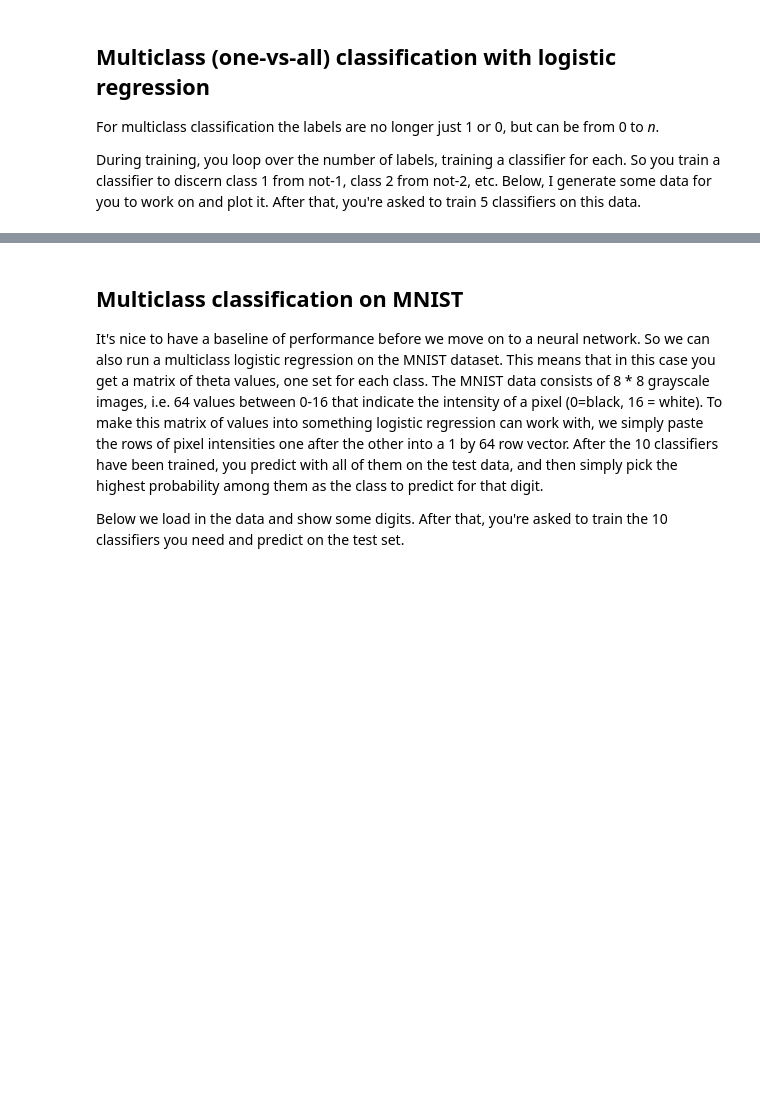
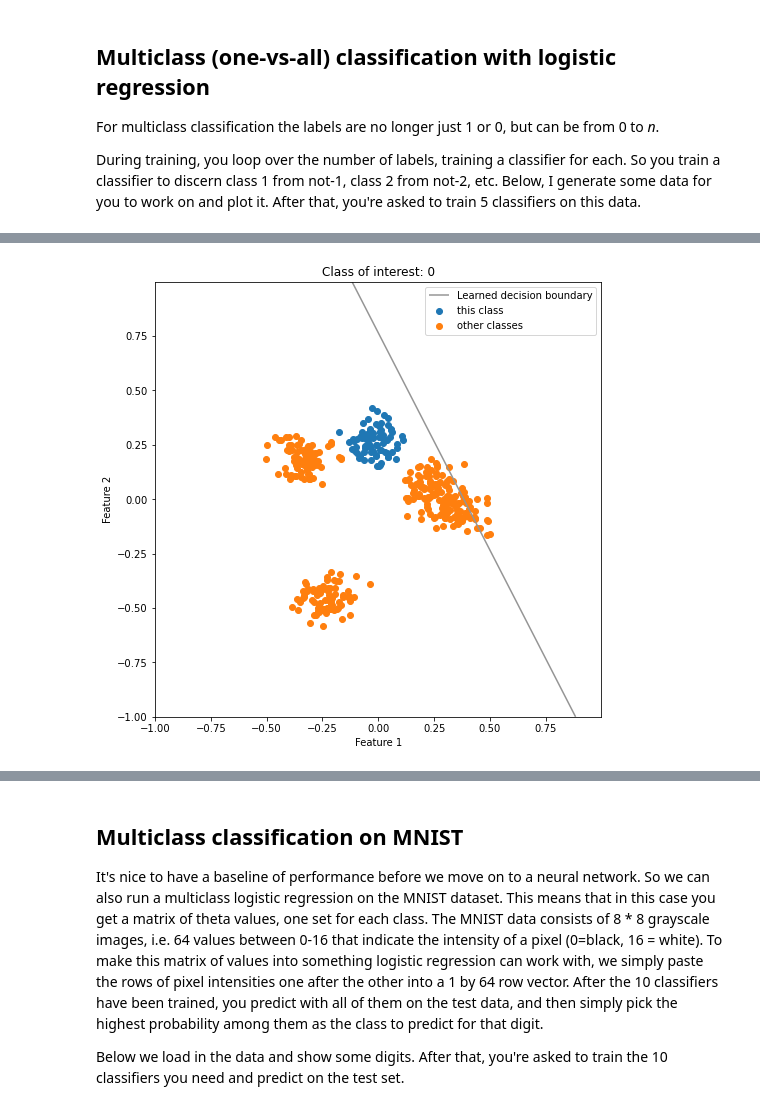
Before and after one commit to DieStok/Basic-Machine-Learning-for-Bioinformatics, a Jupyter notebook: Day2/Practical/PracticalMaterialDay2_AfternoonPractical_Answers.ipynb, the cells around one changed output, grey strips where cells are left out. Cells and saved outputs as stored; diff of their text form; code cells hidden in the pictures; blank space fills up the shorter version.

```diff
--- a/Day2/Practical/PracticalMaterialDay2_AfternoonPractical_Answers.ipynb
+++ b/Day2/Practical/PracticalMaterialDay2_AfternoonPractical_Answers.ipynb
@@ -199,23 +205,74 @@ Now it is up to you to perform multiclass logistic regression. For now let's not
 # %%
 startThetas = np.array([0]*3) #2 features and intercept
 
-#answer
+# your answer
+
+
+
+
+# uncomment the below for your final output
+
+# thetasAllClasses = np.c_[SOMETHING].T
+
+
+# plotting code. Once you have thetasAllClasses,
+# uncomment this code to generate plots of the decision boundaries learned
+
+# xx, yy = np.mgrid[-1:1:.001, -1:1:.001]
+# grid = np.c_[xx.ravel(), yy.ravel()]
+
+# for classNumber in range(0, thetasAllClasses.shape[1]):
+#     thisClassIndices    = np.where(labelsTrain == classNumber)
+#     notThisClassIndices = np.where(labelsTrain != classNumber)
+#     probs = linAlgLogRegHypothesis(grid, optimisedThetas).reshape(xx.shape)
+#     fig, ax = plt.subplots(figsize = (8, 8))
+#     b = ax.contour(xx, yy, probs, levels=[.5], cmap="Greys", vmin=0, vmax=1)
+#     ax.set_title("Class of interest: " + str(classNumber))
+#     ax.set_xlabel("Feature 1")
+#     ax.set_ylabel("Feature 2")
+#     ax.scatter(featsTrain[thisClassIndices[0],0], featsTrain[thisClassIndices[0],1], label = "this class")
+#     ax.scatter(featsTrain[notThisClassIndices[0],0], featsTrain[notThisClassIndices[0],1], label = "other classes")
+#     b.collections[0].set_label("Learned decision boundary")
+#     ax.legend()
+
+# answer
+finalThetasEachClass = []
+
+for label in np.unique(np.sort(labelsTrain)):
+    print(label)
+    currentClassArray   = (labelsTrain == label).astype(int)
+    currentClassArray   = currentClassArray[:, np.newaxis]
+    optimisedThetas     = fmin_bfgs(costFuncLogReg, startThetas, computeGradients, (featsTrain, currentClassArray), gtol = 1e-06, retall = False)
+    print("Optimised parameters: ")
+    print(optimisedThetas)
+    finalThetasEachClass.append(optimisedThetas)
+
+
+thetasAllClasses = np.c_[finalThetasEachClass].T
+print(thetasAllClasses.shape)
+display(pd.DataFrame(thetasAllClasses))
+
+# plotting code
 xx, yy = np.mgrid[-1:1:.001, -1:1:.001]
 grid = np.c_[xx.ravel(), yy.ravel()]
-finalThetasEachClass = []
-for label in np.unique(np.sort(labelsTrain)):
-    print(label)
-    currentClassArray = (labelsTrain == label).astype(int)
-    print(currentClassArray)
-    #optimisedThetas   = fmin_cg(costFuncLogReg, startThetas, computeGradients, (featsTrain, currentClassArray))
-    #optimisedThetas   = fmin_bfgs(f = costFuncLogReg, x0 = startThetas, args = (featsTrain, currentClassArray), full_output=True)
-    optimisedThetas   = fmin(costFuncLogReg, startThetas, (featsTrain, currentClassArray))
-    finalThetasEachClass.append(optimisedThetas)
-    print(finalThetasEachClass[-1])
+
+for classNumber in range(0, thetasAllClasses.shape[1]):
+    thisClassIndices    = np.where(labelsTrain == classNumber)
+    notThisClassIndices = np.where(labelsTrain != classNumber)
     probs = linAlgLogRegHypothesis(grid, optimisedThetas).reshape(xx.shape)
-    ax.contour(xx, yy, probs, levels=[.5], cmap="Greys", vmin=0, vmax=1)
-    # see: https://stackoverflow.com/questions/28256058/plotting-decision-boundary-of-logistic-regression
-    #decisionBoundary = getDecisionBoundaryYValues(featsTrain[:,0], optimisedThetas)
-    #ax.plot(featsTrain[:,0], decisionBoundary)
+    fig, ax = plt.subplots(figsize = (8, 8))
+    b = ax.contour(xx, yy, probs, levels=[.5], cmap="Greys", vmin=0, vmax=1)
+    ax.set_title("Class of interest: " + str(classNumber))
+    ax.set_xlabel("Feature 1")
+    ax.set_ylabel("Feature 2")
+    ax.scatter(featsTrain[thisClassIndices[0],0], featsTrain[thisClassIndices[0],1], label = "this class")
+    ax.scatter(featsTrain[notThisClassIndices[0],0], featsTrain[notThisClassIndices[0],1], label = "other classes")
+    b.collections[0].set_label("Learned decision boundary")
+    ax.legend()
+    # see: https://stackoverflow.com/questions/28256058/plotting-decision-boundary-of-logistic-regression for more info
+
+
+
+#class 4 clearly has the highest cost, it gets a very strange decision boundary. Apparently nothing better can (easily) be found linearly.
 # %% [output]
 0
@@ -237,0 +299 @@ for label in np.unique(np.sort(labelsTrain)):
+[figure, added]
```
Also changed, not shown: parts of 16 cells of this notebook, 10 other files.
